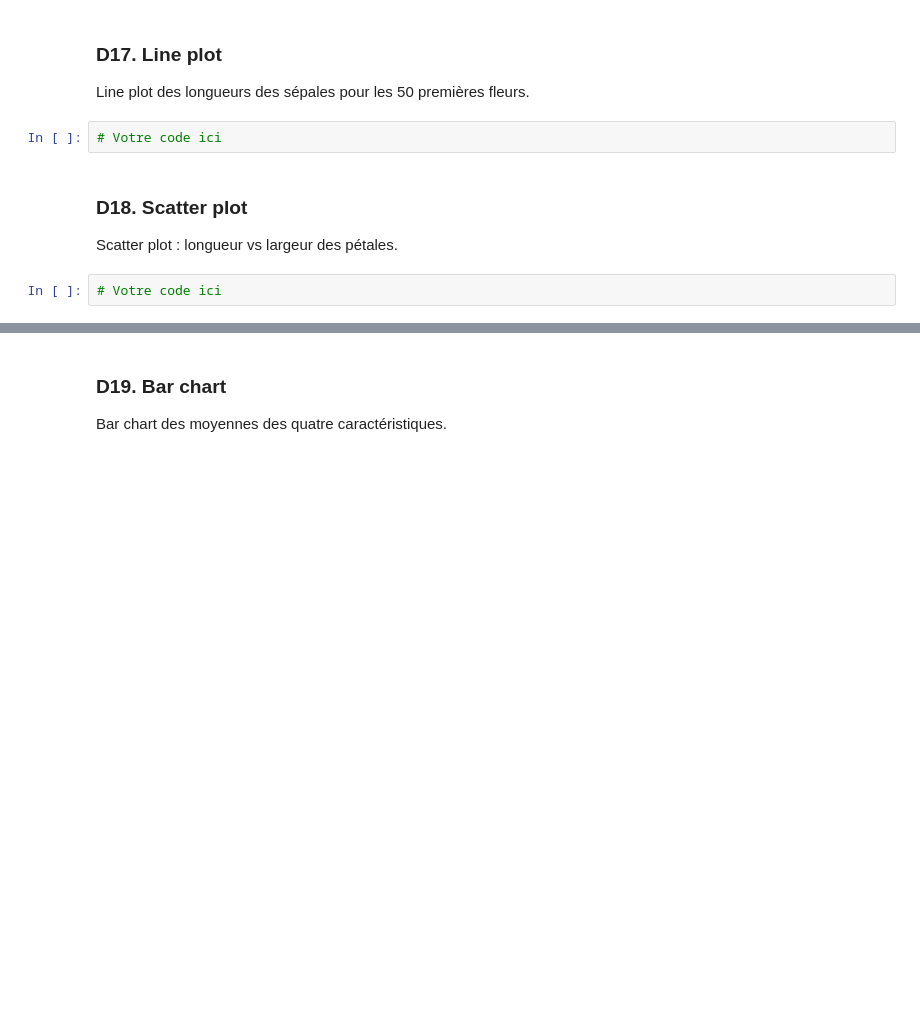
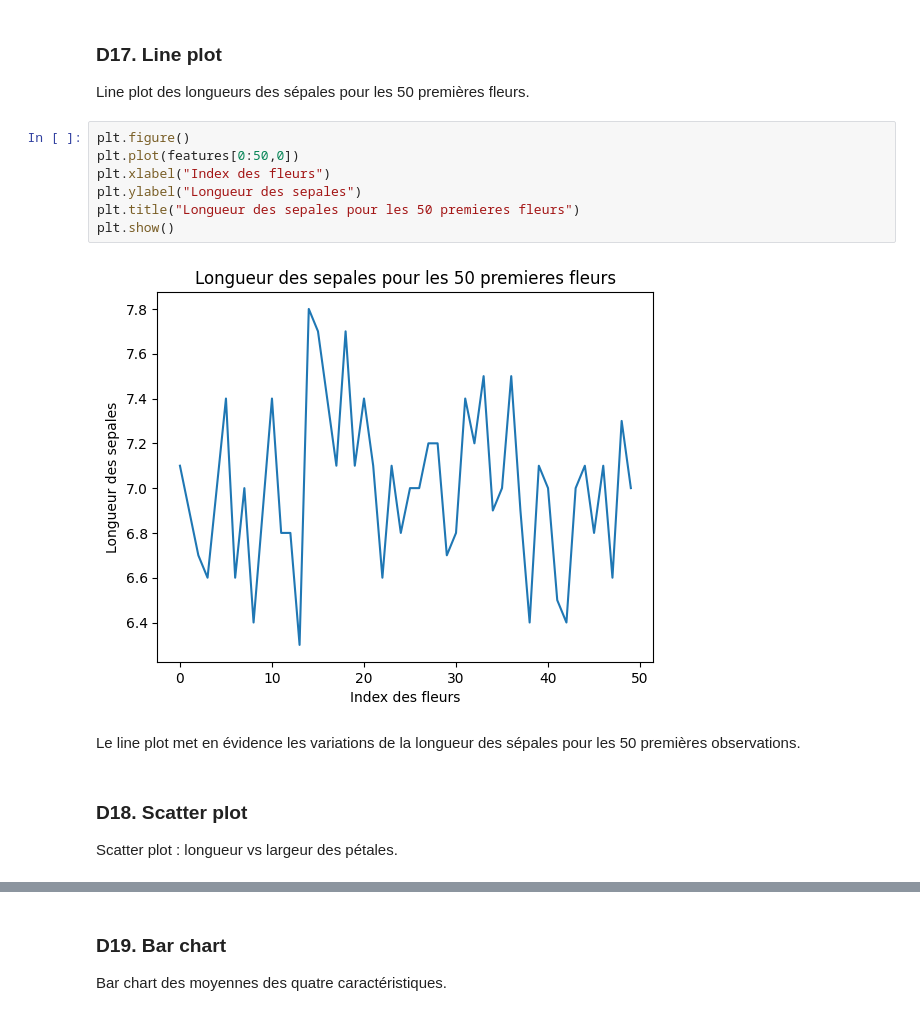
Before and after one commit to USMS-FPK-IA-GI-2025/controle-01-numpy-and-matplotlib-iris-Laylaouyoussef68, a Jupyter notebook: notebooks/controle_numpy_matplotlib.ipynb, the cells around one changed output, grey strips where cells are left out. Saved outputs shown, nothing was run; the diff lists cells and outputs as text; blank space fills up the shorter version.

Commit message:
Soumission finale du devoir : Analyse, visualisation et interprétation des données Iris-OUYOUSSEF LAYLA

```diff
--- a/notebooks/controle_numpy_matplotlib.ipynb
+++ b/notebooks/controle_numpy_matplotlib.ipynb
@@ -392,10 +392,17 @@ Une valeur **1** signifie que la condition est vérifiée, tandis qu'une valeur
 # %% [markdown]
 ### D17. Line plot
 Line plot des longueurs des sépales pour les 50 premières fleurs.
-# %%
-# Votre code ici
+# %%
+plt.figure()
+plt.plot(features[0:50,0])
+plt.xlabel("Index des fleurs")
+plt.ylabel("Longueur des sepales")
+plt.title("Longueur des sepales pour les 50 premieres fleurs")
+plt.show()
+# %% [output]
+[figure, added]
+# %% [markdown]
+Le line plot met en évidence les variations de la longueur des sépales pour les 50 premières observations.
 # %% [markdown]
 ### D18. Scatter plot
 Scatter plot : longueur vs largeur des pétales.
-# %%
-# Votre code ici
```
Also changed, not shown: parts of 40 cells of this notebook.
